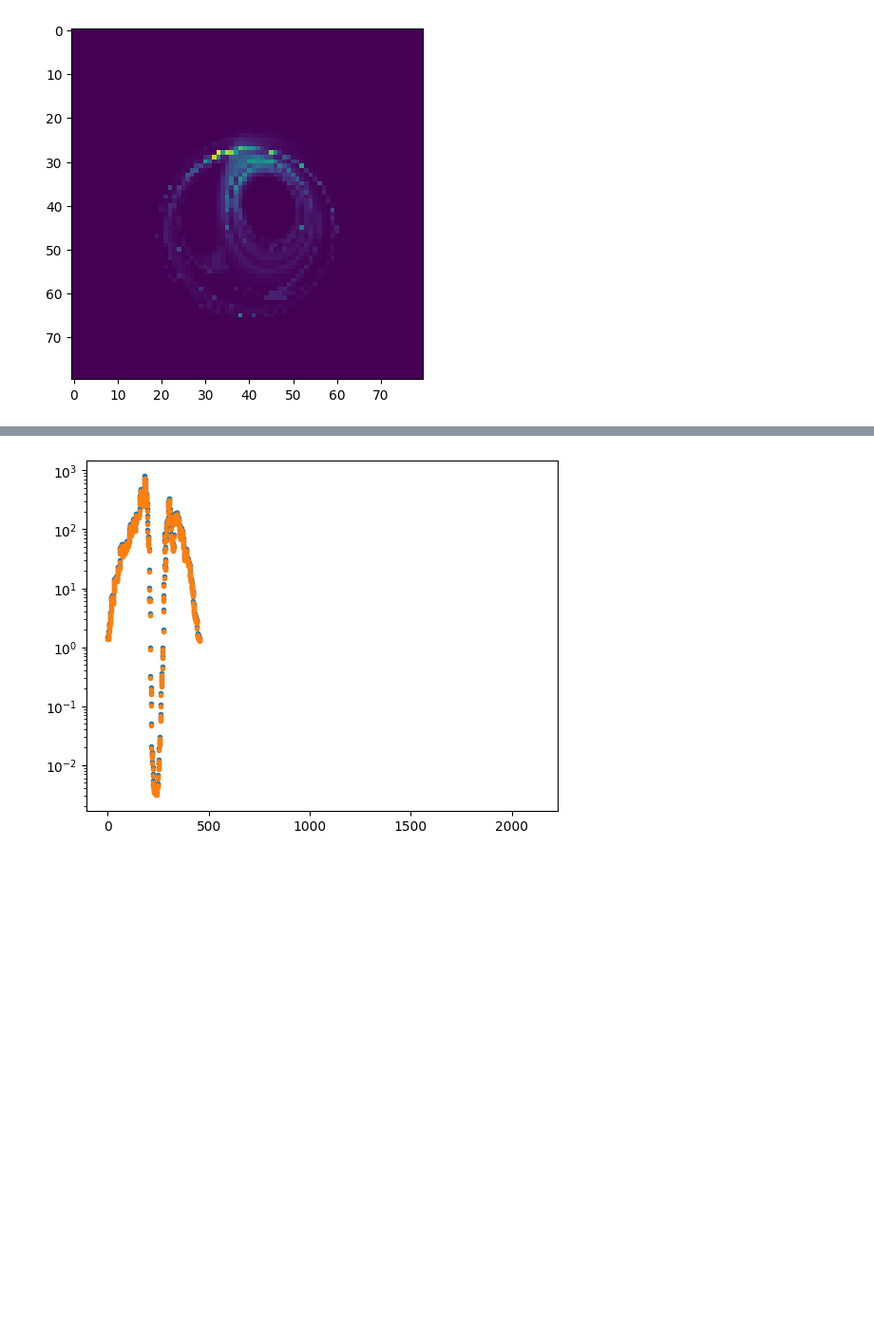
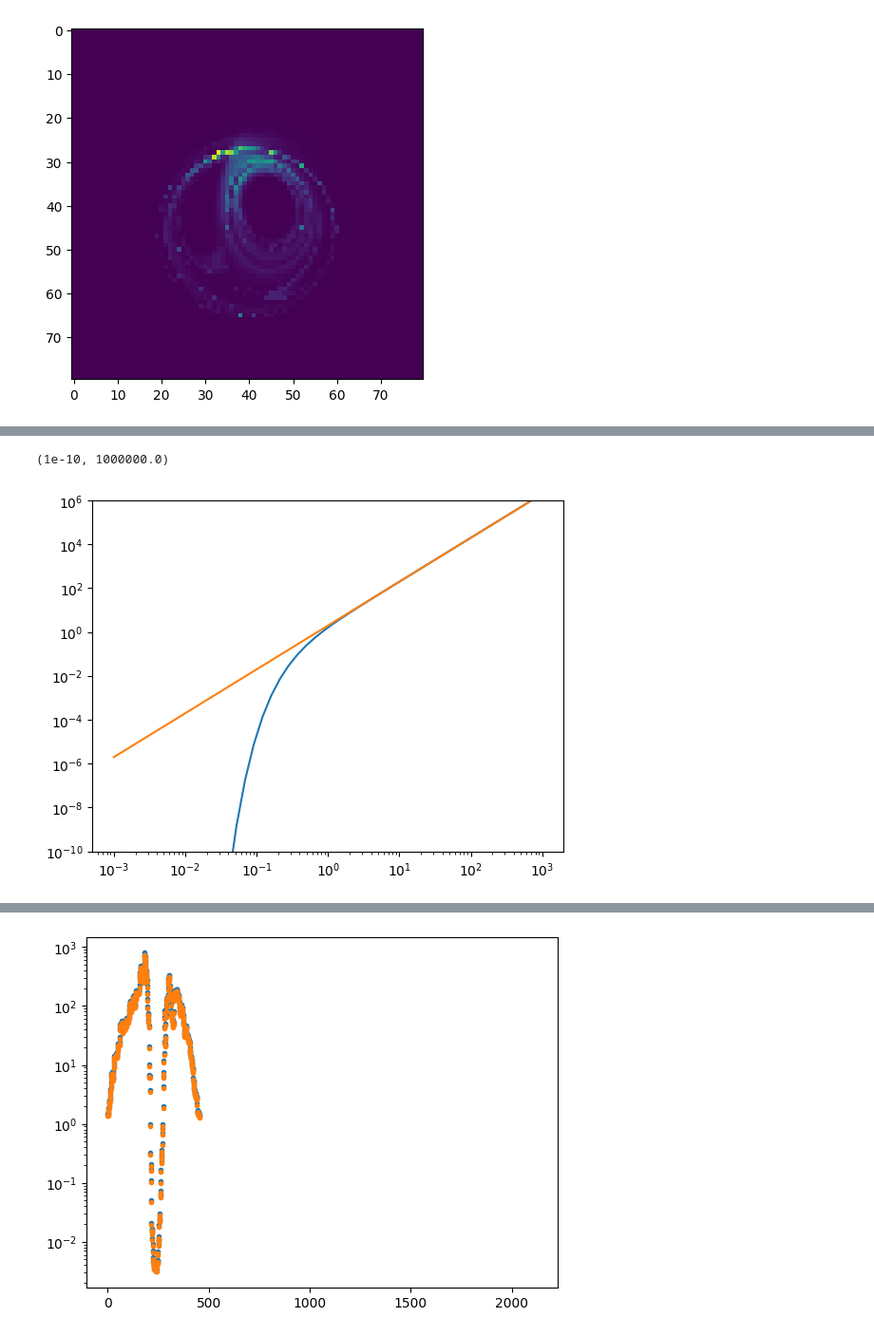
Before and after one commit to liamedeiros/Mahakala, a Jupyter notebook: demos/grmhd.ipynb, the cells around one changed output, grey strips where cells are left out. Shown at 95% size. Saved outputs shown, nothing was run; the diff lists cells and outputs as text; code cells hidden in the pictures; blank space fills up the shorter version.

```diff
--- a/demos/grmhd.ipynb
+++ b/demos/grmhd.ipynb
@@ -90,0 +249,18 @@ del index
+# %%
+
+xx = np.logspace(-3, 3)
+
+from scipy.special import kn
+
+from jax.scipy.special import bessel_jn
+
+plt.plot(xx, kn(2, 1./xx))
+plt.plot(xx, 2.*xx**2.)
+
+plt.xscale('log')
+plt.yscale('log')
+
+plt.ylim(1.e-10, 1.e6)
+# %% [output]
+(1e-10, 1000000.0)
+[figure, added]
```
Also changed, not shown: parts of 23 cells of this notebook, 2 other files.
